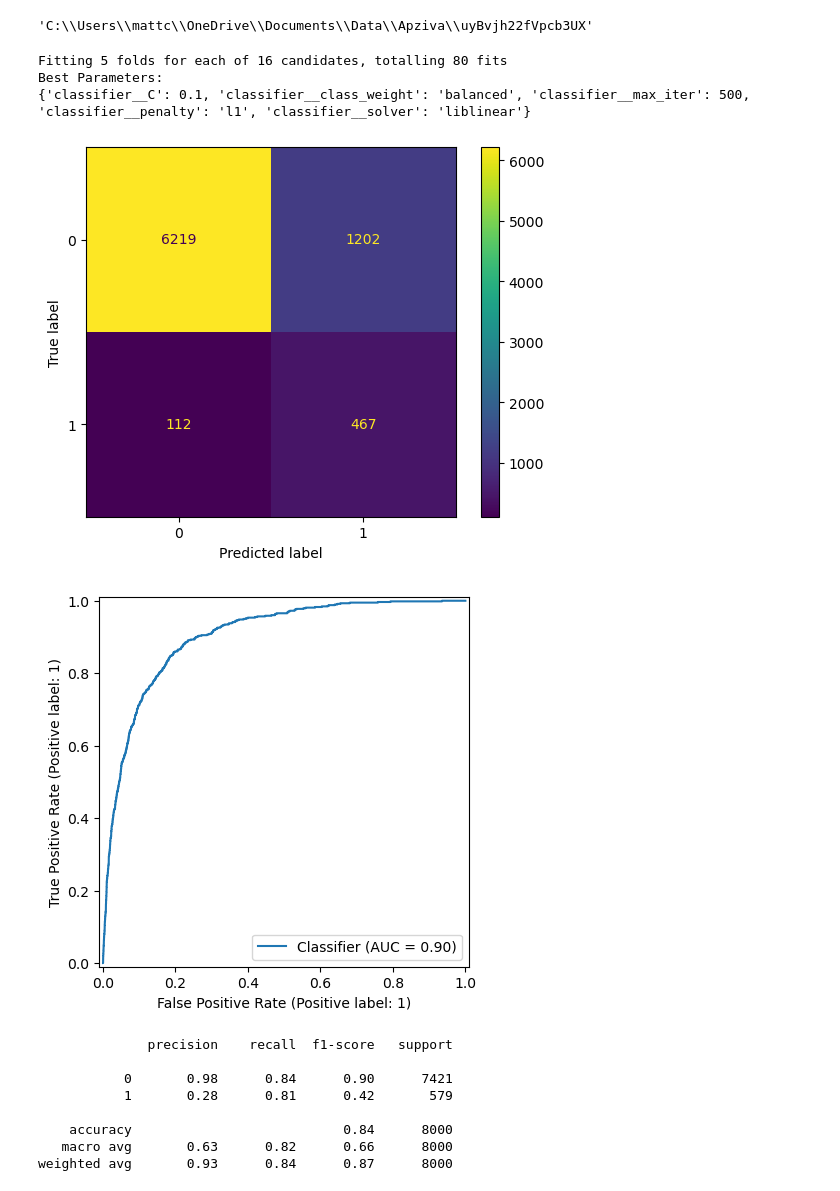
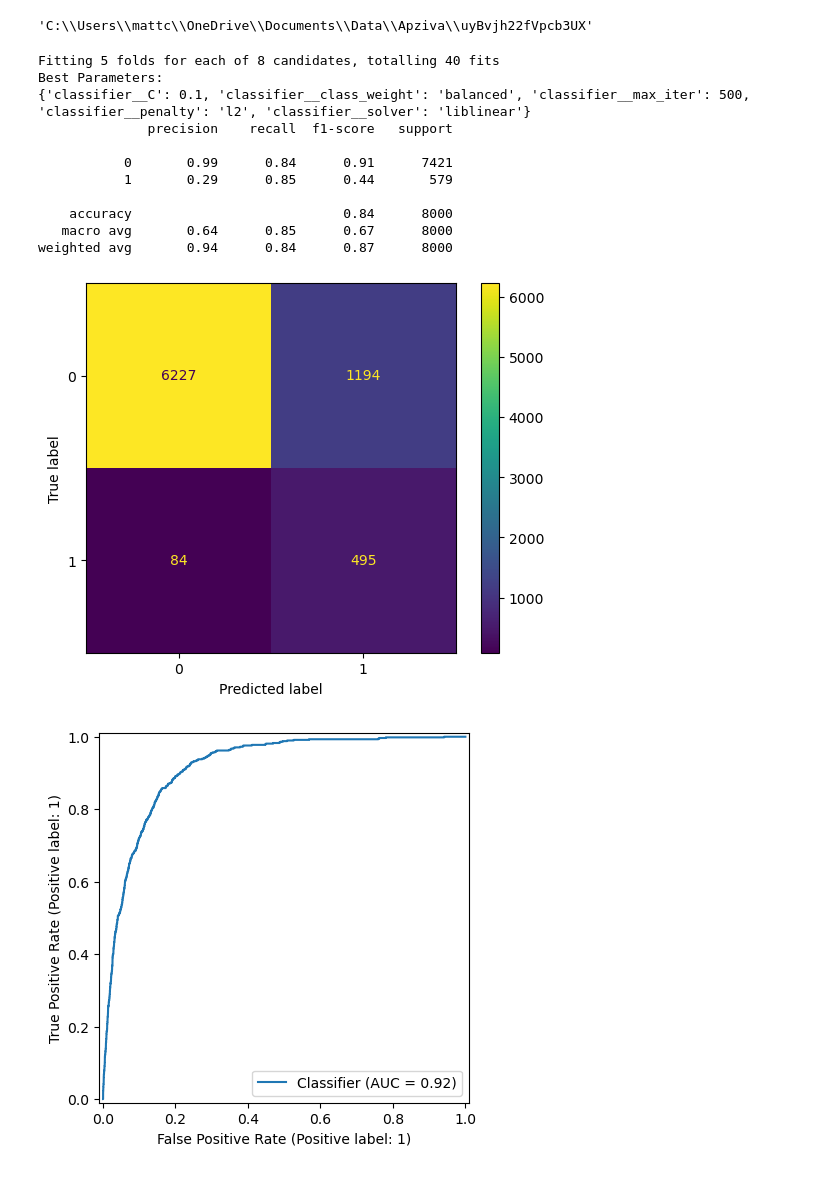
Before and after one commit to mattclark186/uyBvjh22fVpcb3UX, a Jupyter notebook: notebooks/modeling/logistic_regression.ipynb, the cells around one changed output. Drawn from its saved outputs; the diff is of its cells as text; code cells hidden in the pictures.

```diff
--- a/notebooks/modeling/logistic_regression.ipynb
+++ b/notebooks/modeling/logistic_regression.ipynb
@@ -63,4 +54,14 @@ x_train, x_test, y_train, y_test = train_test_split(x, y, test_size=0.2, random_
 # %%
+# import the data
+data = pd.read_csv("data/processed/processed_data.csv")
+
+# split data into x and y
+x = data.select_dtypes(include='object')
+y = data['target']
+
+# split data into train and test sets
+x_train, x_test, y_train, y_test = train_test_split(x, y, test_size=0.2, random_state=random_state, stratify=y)
+
 # create a list of features
 cat_features = x.select_dtypes(include='object').columns
 
@@ -82,7 +83,7 @@ param_grid = {
     'classifier__C': [0.01, 0.1, 1, 10],
     'classifier__penalty': ['l1', 'l2'],
     'classifier__solver': ['liblinear'],
-    'classifier__class_weight': [None, 'balanced'],
+    'classifier__class_weight': ['balanced'],
     'classifier__max_iter': [500]
 }
 
@@ -90,46 +91,46 @@ param_grid = {
 grid = GridSearchCV(
     log_reg_pipe,
     param_grid,
     cv=5,
-    scoring='f1',
+    scoring='recall',
     n_jobs=1,
     verbose=1
 )
 
 # fit pipelines and tuning grid on training data
 grid.fit(x_train, y_train)
 
 # display the best parameters
 print('Best Parameters:')
 print(grid.best_params_)
 
 # use the best model to make predictions from the test set
 best_model = grid.best_estimator_
 y_pred = best_model.predict(x_test)
 y_proba = best_model.predict_proba(x_test)[:, 1]
 
+# show classification report containing detailed metrics
+print(classification_report(y_test, y_pred))
+
 # show confusion matrix of predicted data vs actual
 cm = confusion_matrix(y_test, y_pred)
 ConfusionMatrixDisplay.from_predictions(y_test, y_pred)
 plt.show()
 
 # display ROC curve
 RocCurveDisplay.from_predictions(y_test, y_proba)
 plt.show()
-
-# show classification report containing detailed metrics
-print(classification_report(y_test, y_pred))
 # %% [output]
-Fitting 5 folds for each of 16 candidates, totalling 80 fits
+Fitting 5 folds for each of 8 candidates, totalling 40 fits
 Best Parameters:
-{'classifier__C': 0.1, 'classifier__class_weight': 'balanced', 'classifier__max_iter': 500, 'classifier__penalty': 'l1', 'classifier__solver': 'liblinear'}
+{'classifier__C': 0.1, 'classifier__class_weight': 'balanced', 'classifier__max_iter': 500, 'classifier__penalty': 'l2', 'classifier__solver': 'liblinear'}
+              precision    recall  f1-score   support
+
+           0       0.99      0.84      0.91      7421
+           1       0.29      0.85      0.44       579
+
+    accuracy                           0.84      8000
+   macro avg       0.64      0.85      0.67      8000
+weighted avg       0.94      0.84      0.87      8000
-[figure, old version]
+[figure, new version]
-[figure, old version]
+[figure, new version]
-              precision    recall  f1-score   support
-
-           0       0.98      0.84      0.90      7421
-           1       0.28      0.81      0.42       579
-
-    accuracy                           0.84      8000
-   macro avg       0.63      0.82      0.66      8000
-weighted avg       0.93      0.84      0.87      8000
```
Also changed, not shown: parts of 3 cells of this notebook, 2 other files.
